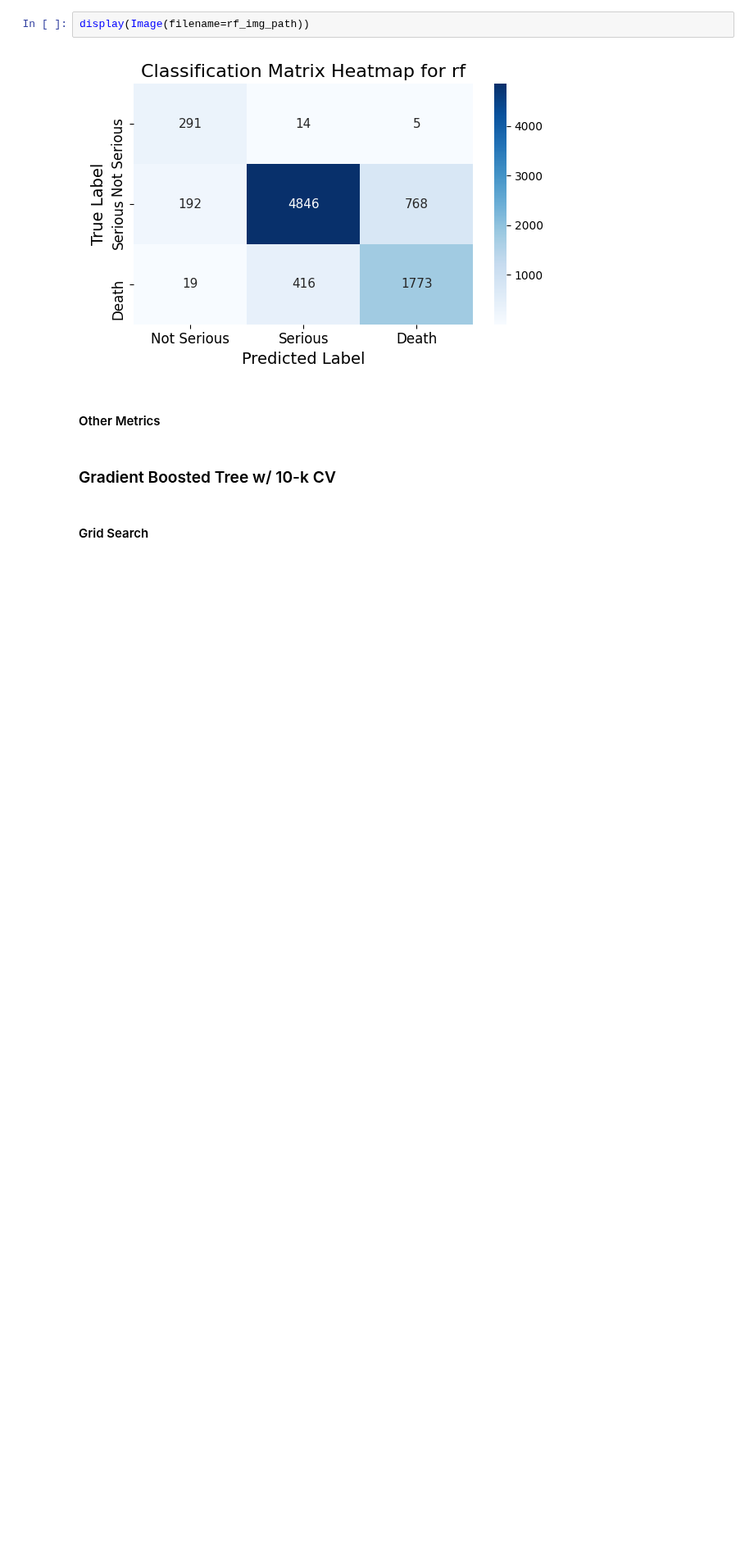
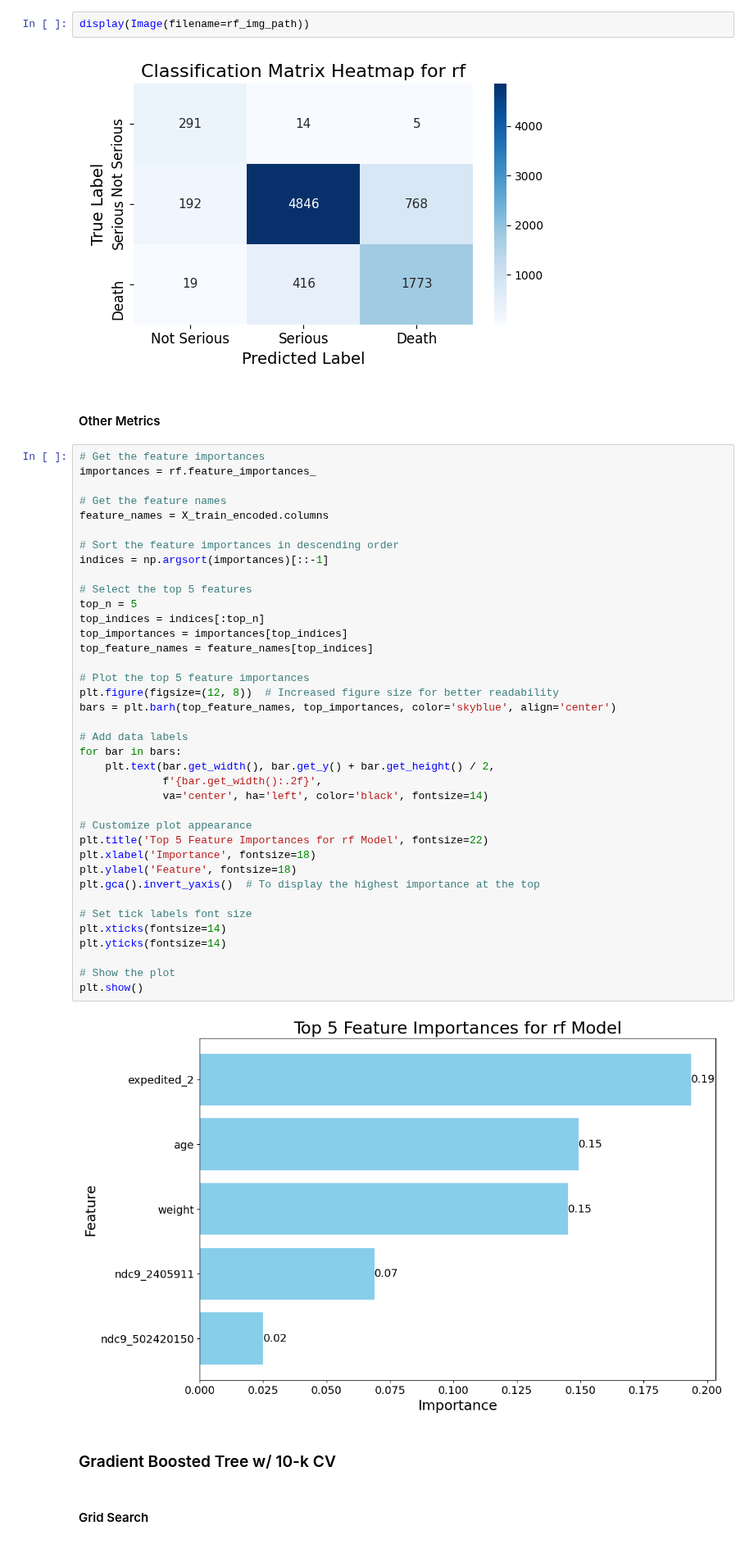
Before and after one commit to teamlunarlanding/Pharma-Drug-Surveillance, a Jupyter notebook: Modeling-with-ImputedPrices.ipynb, the cells around one changed output. Shown at 82% size. Cells and saved outputs as stored; diff of their text form; blank space fills up the shorter version.

Commit message:
FeatureImportance

```diff
--- a/Modeling-with-ImputedPrices.ipynb
+++ b/Modeling-with-ImputedPrices.ipynb
@@ -1035,6 +1035,46 @@ display(Image(filename=rf_img_path))
 [figure]
 # %% [markdown]
 #### Other Metrics
+# %%
+# Get the feature importances
+importances = rf.feature_importances_
+
+# Get the feature names
+feature_names = X_train_encoded.columns
+
+# Sort the feature importances in descending order
+indices = np.argsort(importances)[::-1]
+
+# Select the top 5 features
+top_n = 5
+top_indices = indices[:top_n]
+top_importances = importances[top_indices]
+top_feature_names = feature_names[top_indices]
+
+# Plot the top 5 feature importances
+plt.figure(figsize=(12, 8))  # Increased figure size for better readability
+bars = plt.barh(top_feature_names, top_importances, color='skyblue', align='center')
+
+# Add data labels
+for bar in bars:
+    plt.text(bar.get_width(), bar.get_y() + bar.get_height() / 2,
+             f'{bar.get_width():.2f}',
+             va='center', ha='left', color='black', fontsize=14)
+
+# Customize plot appearance
+plt.title('Top 5 Feature Importances for rf Model', fontsize=22)
+plt.xlabel('Importance', fontsize=18)
+plt.ylabel('Feature', fontsize=18)
+plt.gca().invert_yaxis()  # To display the highest importance at the top
+
+# Set tick labels font size
+plt.xticks(fontsize=14)
+plt.yticks(fontsize=14)
+
+# Show the plot
+plt.show()
+# %% [output]
+[figure, added]
 # %% [markdown]
 ### Gradient Boosted Tree w/ 10-k CV
 # %% [markdown]
```
Also changed, not shown: parts of 1 cell of this notebook, 9 other files.
